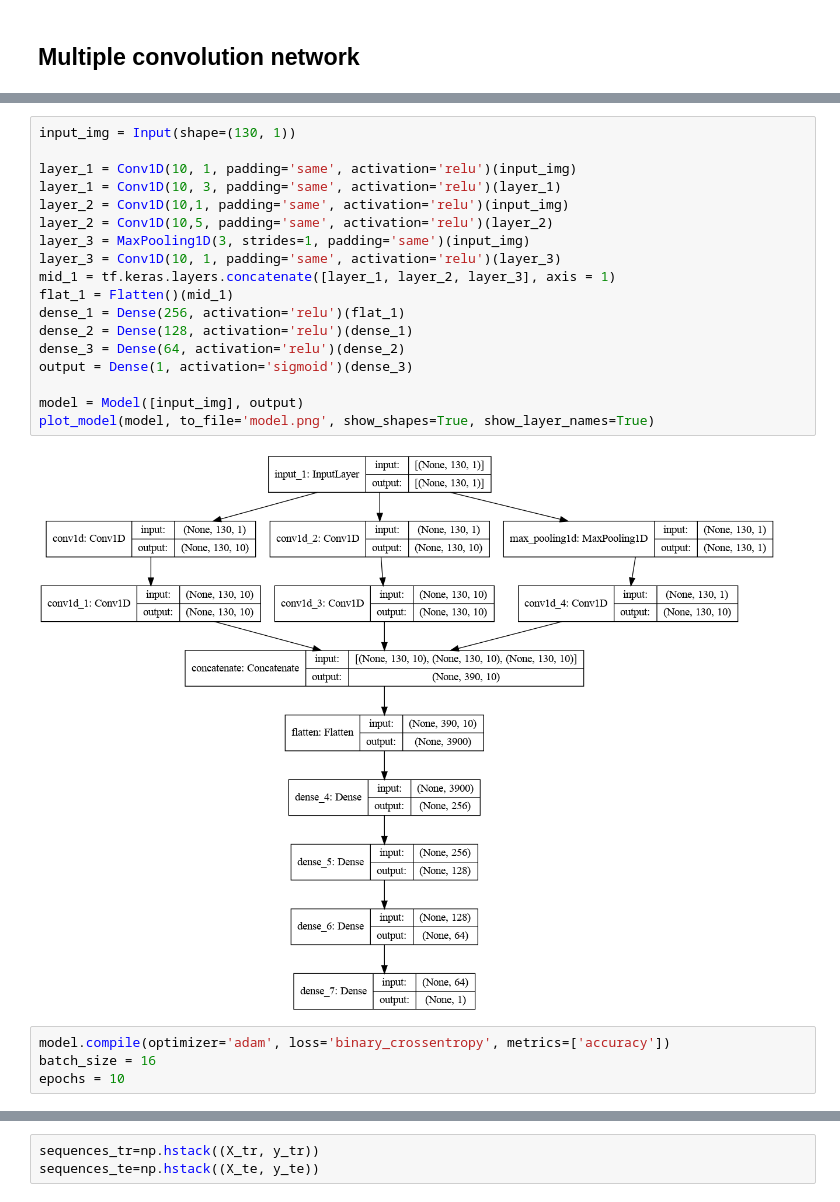
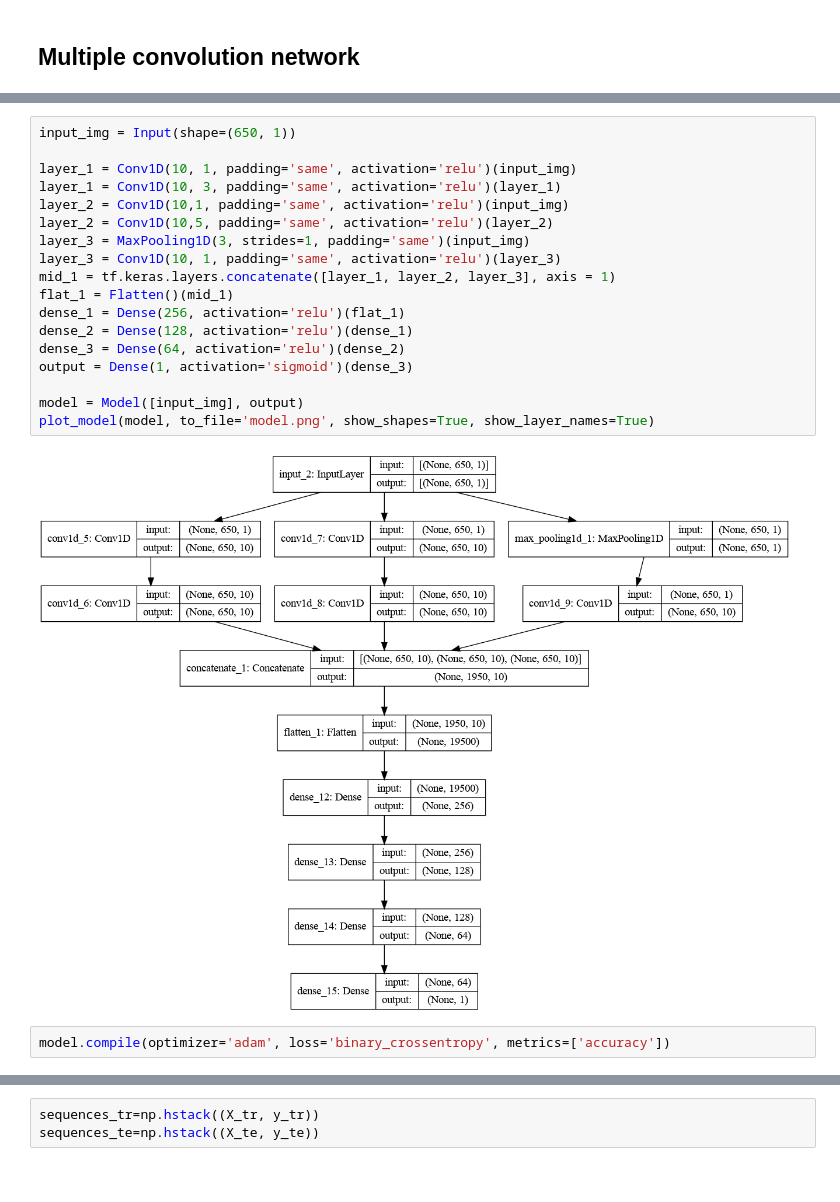
Before and after one commit to Laoban-man/market-projects, a Jupyter notebook: runthrough.ipynb, the cells around one changed output, grey strips where cells are left out. Drawn from its saved outputs; the diff is of its cells as text.

```diff
--- a/runthrough.ipynb
+++ b/runthrough.ipynb
@@ -314,25 +456,23 @@ y_te=np.array(y_test).reshape(len(y_test),1)
 # %%
-input_img = Input(shape=(130, 1))
+input_img = Input(shape=(650, 1))
 
 layer_1 = Conv1D(10, 1, padding='same', activation='relu')(input_img)
 layer_1 = Conv1D(10, 3, padding='same', activation='relu')(layer_1)
 layer_2 = Conv1D(10,1, padding='same', activation='relu')(input_img)
 layer_2 = Conv1D(10,5, padding='same', activation='relu')(layer_2)
 layer_3 = MaxPooling1D(3, strides=1, padding='same')(input_img)
 layer_3 = Conv1D(10, 1, padding='same', activation='relu')(layer_3)
 mid_1 = tf.keras.layers.concatenate([layer_1, layer_2, layer_3], axis = 1)
 flat_1 = Flatten()(mid_1)
 dense_1 = Dense(256, activation='relu')(flat_1)
 dense_2 = Dense(128, activation='relu')(dense_1)
 dense_3 = Dense(64, activation='relu')(dense_2)
 output = Dense(1, activation='sigmoid')(dense_3)
 
 model = Model([input_img], output)
 plot_model(model, to_file='model.png', show_shapes=True, show_layer_names=True)
 # %% [output]
-[figure, old version]
+[figure, new version]
 # %%
 model.compile(optimizer='adam', loss='binary_crossentropy', metrics=['accuracy'])
-batch_size = 16
-epochs = 10
 # %%
```
Also changed, not shown: parts of 66 cells of this notebook, 14 other files.
